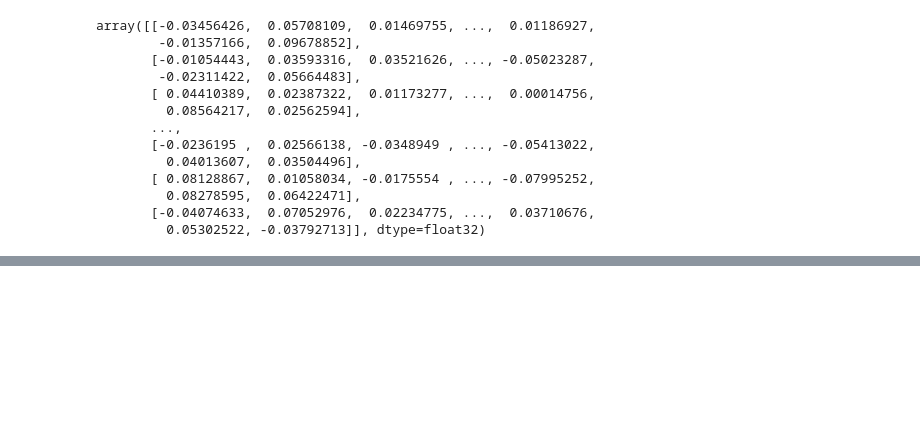
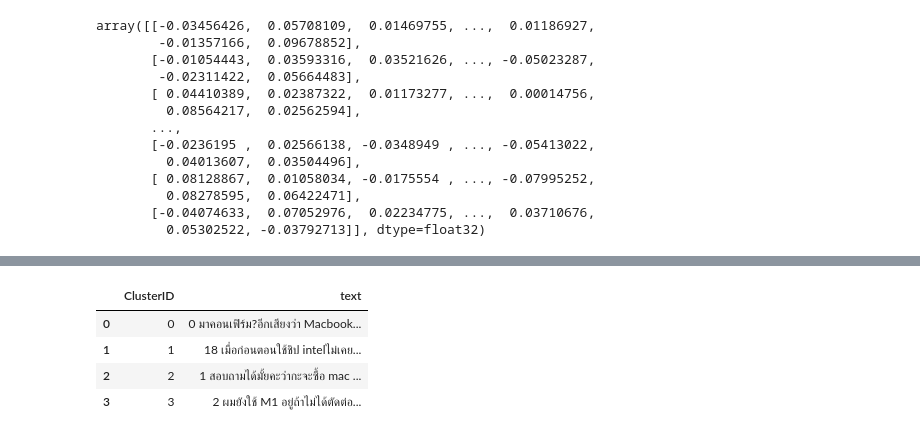
Before and after one commit to HikariJadeEmpire/AdvancedAnalytics-MADT8101, a Jupyter notebook: Section05/voc_analytics.ipynb, the cells around one changed output, grey strips where cells are left out. Cells and saved outputs as stored; diff of their text form; code cells hidden in the pictures; blank space fills up the shorter version.

```diff
--- a/Section05/voc_analytics.ipynb
+++ b/Section05/voc_analytics.ipynb
@@ -236,0 +263,16 @@ TypeError: KMeans.__init__() got an unexpected keyword argument 'OMP_NUM_THREADS
+# %%
+df_kmeans = pd.DataFrame(columns=['ClusterID','text'])
+
+for i in range(k) :
+    row = []
+    row.append(i)
+    row.append( df_k['message'][df_k['ClusterID'] == i].to_string() )
+    df_kmeans.loc[len(df_kmeans)] = row
+
+df_kmeans.tail()
+# %% [output]
+|  | ClusterID | text |
+| 0 | 0 | 0 มาคอนเฟิร์ม?อีกเสียงว่า Macbook... |
+| 1 | 1 | 18 เมื่อก่อนตอนใช้ชิป intelไม่เคย... |
+| 2 | 2 | 1 สอบถามได้มั้ยคะว่ากะจะซื้อ mac ... |
+| 3 | 3 | 2 ผมยังใช้ M1 อยู่ถ้าไม่ได้ตัดต่อ... |
```
Also changed, not shown: parts of 9 cells of this notebook.
